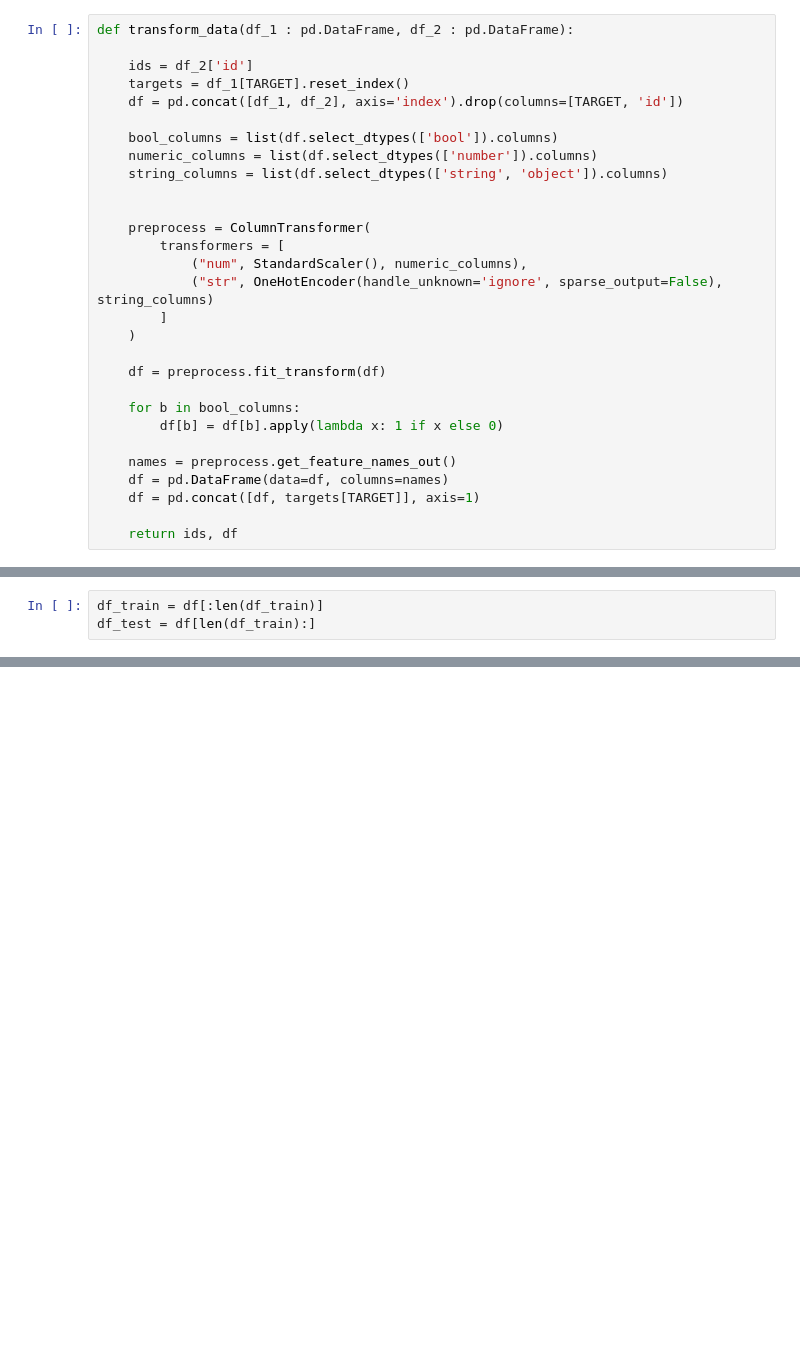
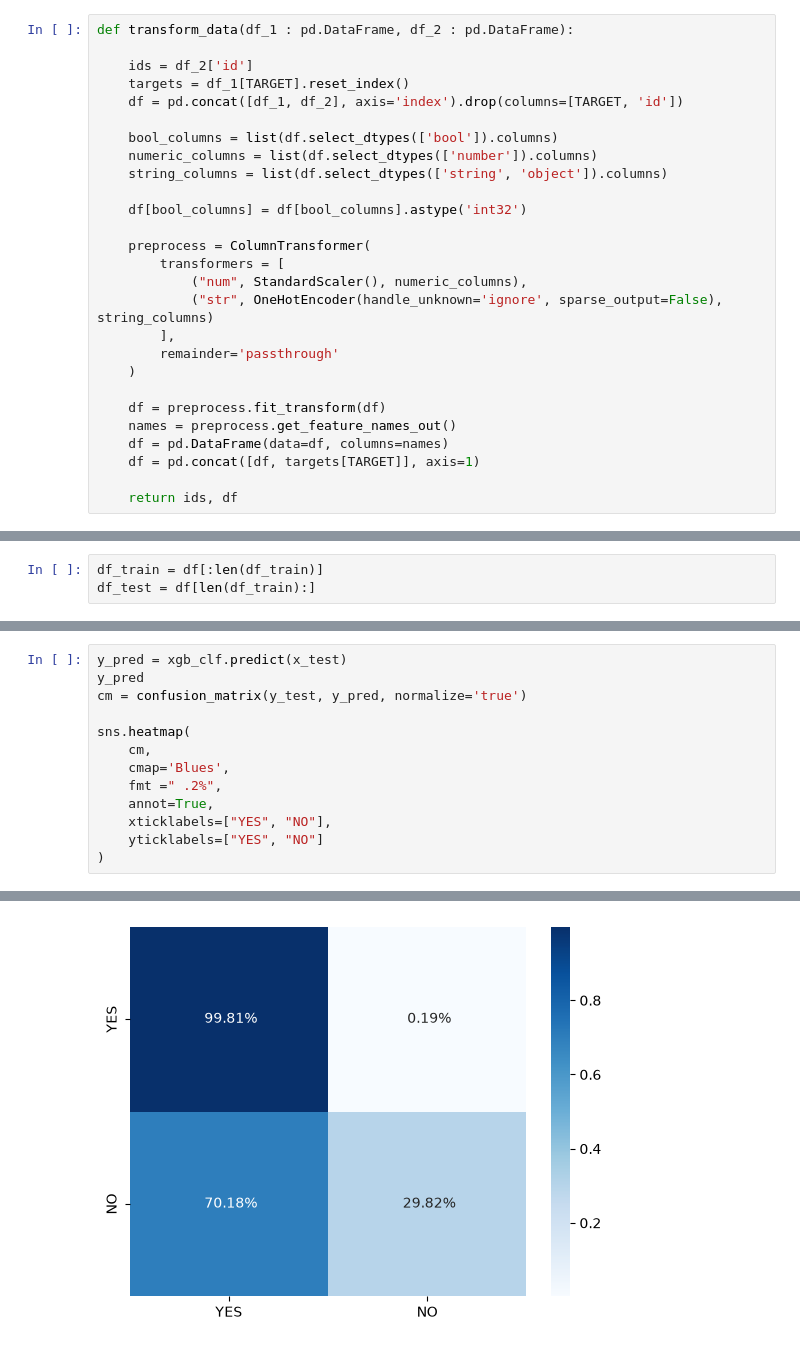
Before and after one commit to SavioCartaxo/IA_ScikitLearn_Keras_TensorFlow, a Jupyter notebook: 2026_11_kaggle/solved_02.ipynb, the cells around one changed output, grey strips where cells are left out. Drawn from its saved outputs; the diff is of its cells as text; blank space fills up the shorter version.

```diff
--- a/2026_11_kaggle/solved_02.ipynb
+++ b/2026_11_kaggle/solved_02.ipynb
@@ -34,19 +34,17 @@ def transform_data(df_1 : pd.DataFrame, df_2 : pd.DataFrame):
     numeric_columns = list(df.select_dtypes(['number']).columns)
     string_columns = list(df.select_dtypes(['string', 'object']).columns)
 
+    df[bool_columns] = df[bool_columns].astype('int32')
 
     preprocess = ColumnTransformer(
         transformers = [
             ("num", StandardScaler(), numeric_columns),
             ("str", OneHotEncoder(handle_unknown='ignore', sparse_output=False), string_columns)
-        ]
+        ],
+        remainder='passthrough'
     )
 
     df = preprocess.fit_transform(df)
-
-    for b in bool_columns:
-        df[b] = df[b].apply(lambda x: 1 if x else 0)
-
     names = preprocess.get_feature_names_out()
     df = pd.DataFrame(data=df, columns=names)
     df = pd.concat([df, targets[TARGET]], axis=1)
@@ -210,3 +208,17 @@ XGBClassifier(base_score=None, booster=None, callbacks=None,
               min_child_weight=2, missing=nan, monotone_constraints=None,
               multi_strategy=None, n_estimators=1000, n_jobs=-1,
               num_parallel_tree=None, ...)
+# %%
+y_pred = xgb_clf.predict(x_test)
+y_pred
+cm = confusion_matrix(y_test, y_pred, normalize='true')
+
+sns.heatmap(
+    cm,
+    cmap='Blues',
+    fmt =" .2%",
+    annot=True,
+    xticklabels=["YES", "NO"],
+    yticklabels=["YES", "NO"]
+)
+# %% [output]
@@ -212,0 +226 @@ XGBClassifier(base_score=None, booster=None, callbacks=None,
+[figure, added]
```
Also changed, not shown: parts of 9 cells of this notebook, 4 other files.
